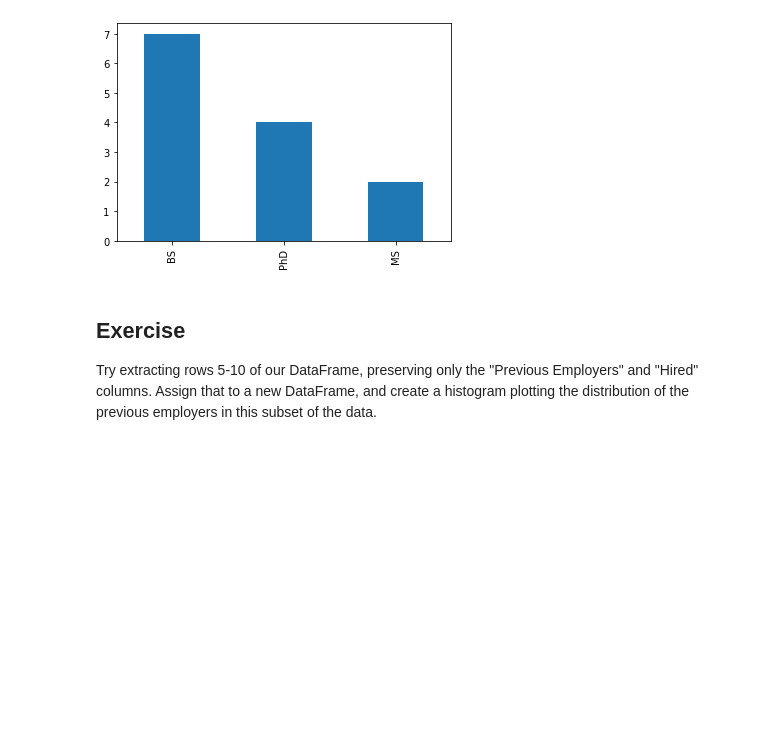
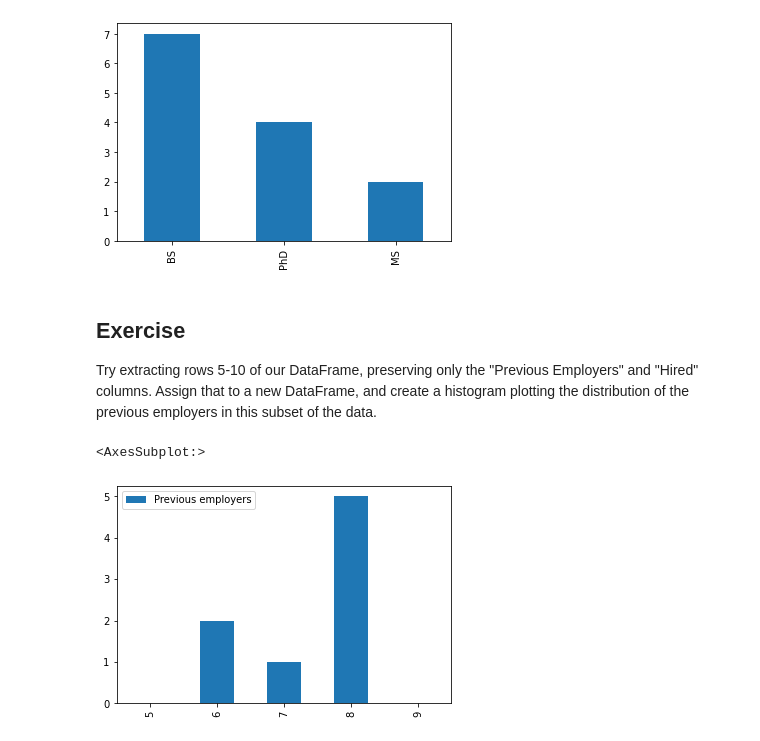
Before and after one commit to kalinigor/Machine-Learning-Examples, a Jupyter notebook: Pandas/PandasTutorial.ipynb, the cells around one changed output. Drawn from its saved outputs; the diff is of its cells as text; code cells hidden in the pictures; blank space fills up the shorter version.

```diff
--- a/Pandas/PandasTutorial.ipynb
+++ b/Pandas/PandasTutorial.ipynb
@@ -190,4 +190,10 @@ degree_counts.plot(kind='bar')
 ## Exercise
 
 Try extracting rows 5-10 of our DataFrame, preserving only the "Previous Employers" and "Hired" columns. Assign that to a new DataFrame, and create a histogram plotting the distribution of the previous employers in this subset of the data.
+# %%
+newdf = df[['Previous employers', 'Hired']][5:11]
+newdf.plot(kind='bar')
+# %% [output]
+<AxesSubplot:>
+[figure, added]
 # %%
```
Also changed, not shown: parts of 1 cell of this notebook, 4 other files.
